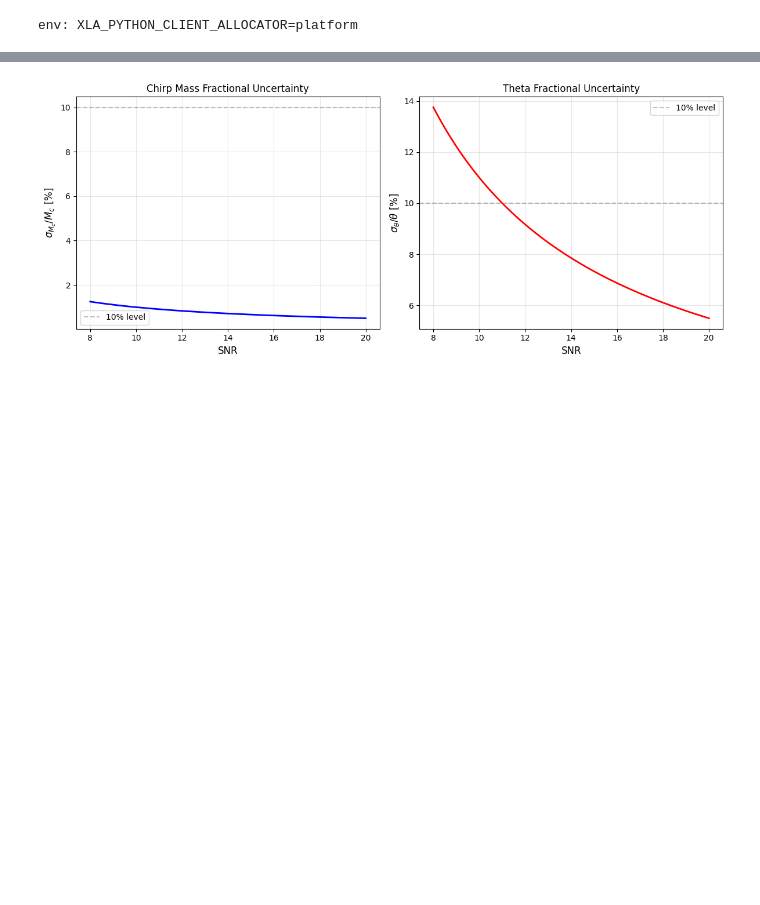
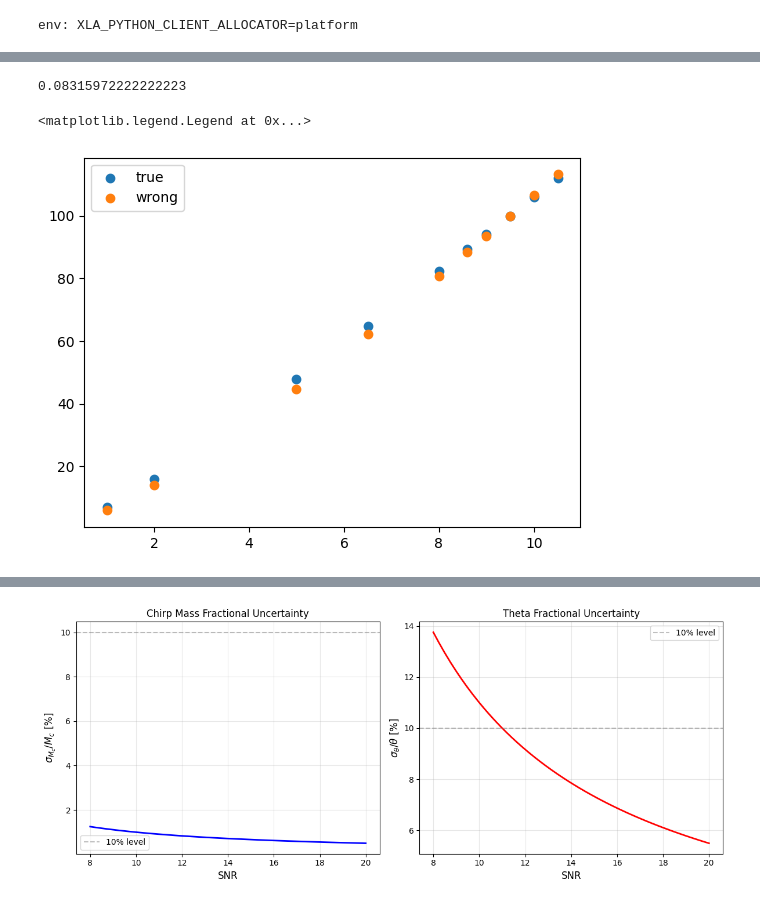
Before and after one commit to abby-moran/GW_pop_cosmo_inference, a Jupyter notebook: scripts/sandbox.ipynb, the cells around one changed output, grey strips where cells are left out. Cells and saved outputs as stored; diff of their text form; code cells hidden in the pictures; blank space fills up the shorter version.

```diff
--- a/scripts/sandbox.ipynb
+++ b/scripts/sandbox.ipynb
@@ -35,0 +239,7 @@ env: XLA_PYTHON_CLIENT_ALLOCATOR=platform
+# %%
+.04311/.72/.72
+# %% [output]
+0.08315972222222223
+# %%
+cosmo_true=intensity_models.FlatwCDMCosmology(.674, 0.315, -1)
+cosmo_wrong=intensity_models.FlatwCDMCosmology(.72, .083, -.4)# 0.315, -1)
@@ -35,0 +254,8 @@ env: XLA_PYTHON_CLIENT_ALLOCATOR=platform
+# %%
+redshifts=np.array([1,2,5,6.5,8,8.6,9,9.5,10,10.5])
+plt.scatter(redshifts, cosmo_true.dL(redshifts),label='true' )
+plt.scatter(redshifts, cosmo_wrong.dL(redshifts),label='wrong' )
+plt.legend()
+# %% [output]
+<matplotlib.legend.Legend at 0x...>
+[figure, added]
```
Also changed, not shown: parts of 34 cells of this notebook, 14 other files.
